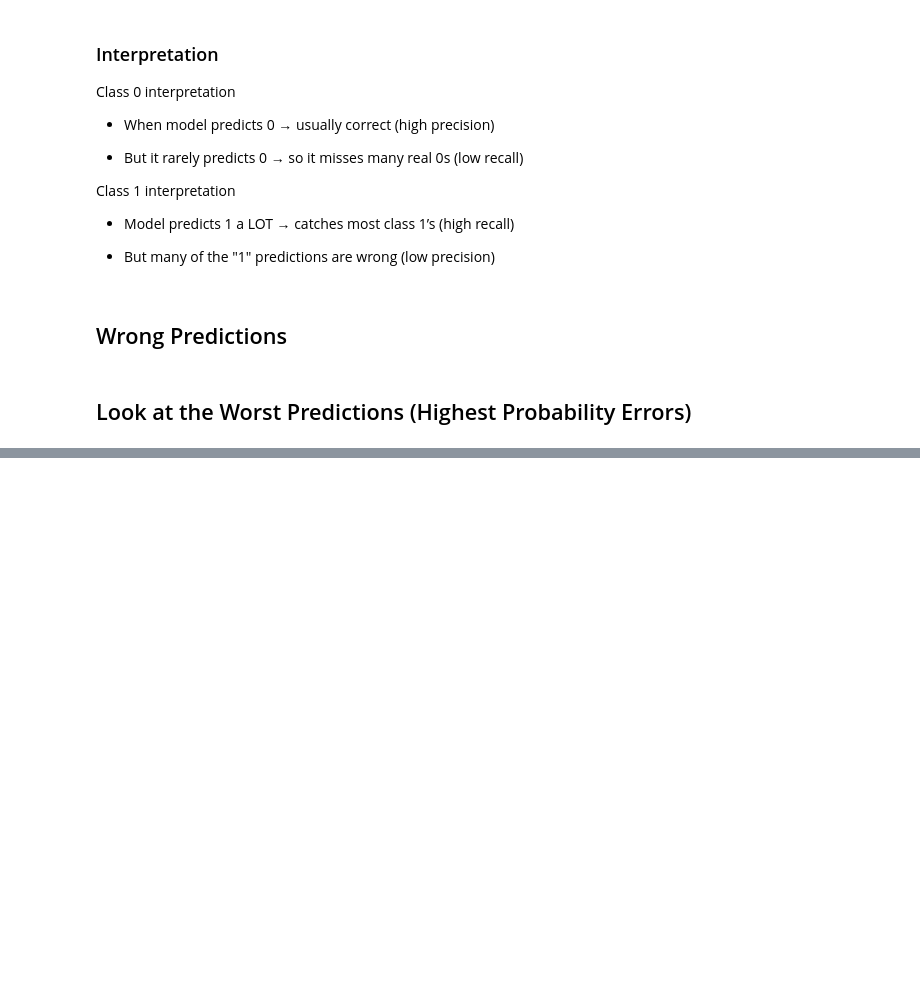
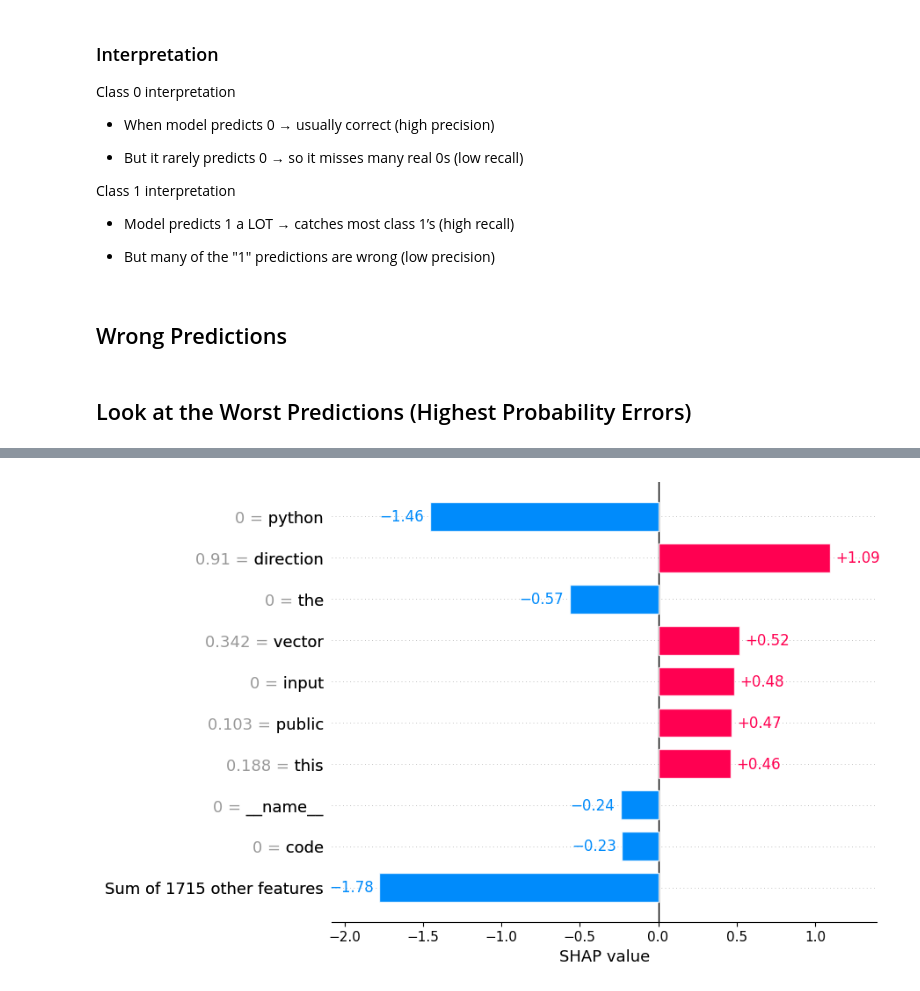
Before and after one commit to azheraly/semEval_2026, a Jupyter notebook: task_a/semeval-2026-task13-a-machine-learning-models.ipynb, the cells around one changed output, grey strips where cells are left out. Drawn from its saved outputs; the diff is of its cells as text; code cells hidden in the pictures; blank space fills up the shorter version.

```diff
--- a/task_a/semeval-2026-task13-a-machine-learning-models.ipynb
+++ b/task_a/semeval-2026-task13-a-machine-learning-models.ipynb
@@ -617,0 +715,4 @@ predict_with_svm(
+# %%
+shap.plots.bar(shap_values[0])
+# %% [output]
+[figure, added]
```
Also changed, not shown: parts of 15 cells of this notebook, 25 other files.
